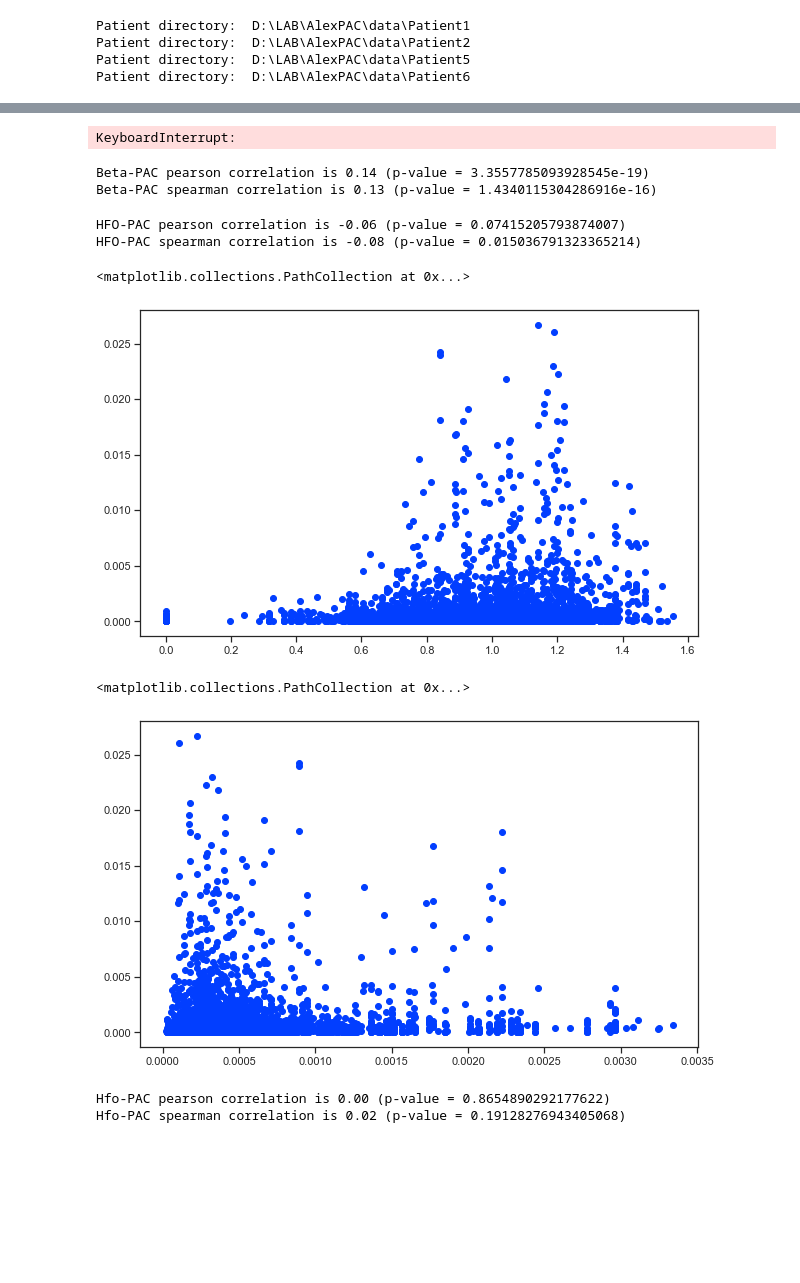
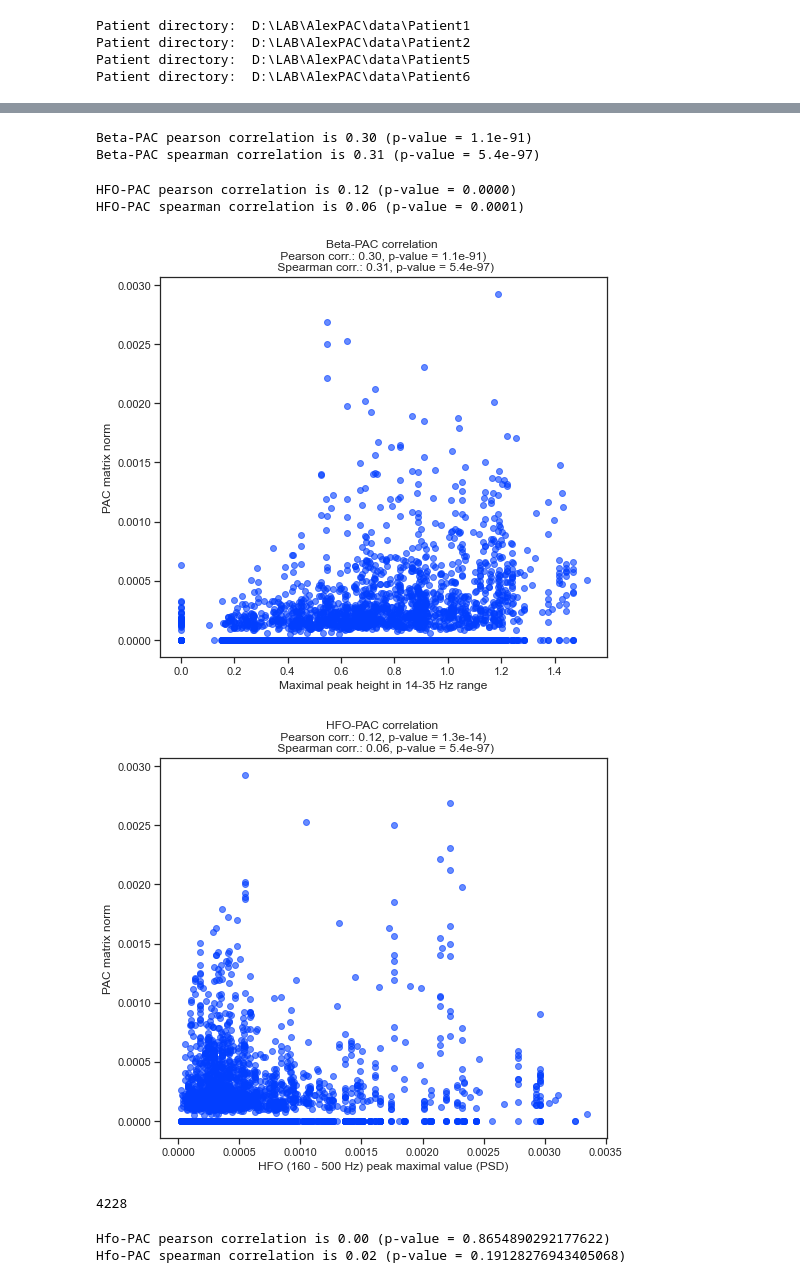
Before and after one commit to atimcenko/pac, a Jupyter notebook: dev_beta_pac_corr.ipynb, the cells around one changed output, grey strips where cells are left out. Drawn from its saved outputs; the diff is of its cells as text; code cells hidden in the pictures; blank space fills up the shorter version.

Commit message:
some changes to bipartite graph correct estimation of coloured node powers

```diff
--- a/dev_beta_pac_corr.ipynb
+++ b/dev_beta_pac_corr.ipynb
@@ -725,3 +732,8 @@ Patient directory:  D:\LAB\AlexPAC\data\Patient1
 Patient directory:  D:\LAB\AlexPAC\data\Patient2
 Patient directory:  D:\LAB\AlexPAC\data\Patient5
 Patient directory:  D:\LAB\AlexPAC\data\Patient6
+# %%
+p3 = load_patient(3, load_pac=False)
+p3 = copy_patient(p3)
+p3.save()
+p3.load_all_pacs(verbose=False)
@@ -742,9 +765,7 @@ for patient in [p1, p2, p3, p5, p6]:
         for pp in patient.placements:
             # get spectral powers
             lfp = patient.lfp[condition][pp]
-            beta_power = get_beta_power(lfp)
-
-
+            beta_power = get_beta_power(lfp, freqs=(14, 35))
             for aa in patient.placements:
 
                 if not pac_exists(patient, condition, pp, aa):
@@ -774,40 +795,70 @@ for patient in [p1, p2, p3, p5, p6]:
     total_pac_powers += pac_powers
     total_beta_powers += beta_powers
     total_hfo_powers += hfo_powers
-# %% [output]
-KeyboardInterrupt:
 # %%
 for corr_type in ["pearson", "spearman"]:
     if corr_type == 'pearson':
-        rho, pval = stats.pearsonr(total_beta_powers, total_pac_powers)
+        rho_pearson, pval_pearson = stats.pearsonr(total_beta_powers, total_pac_powers)
     if corr_type == 'spearman':
-        rho, pval = stats.spearmanr(total_beta_powers, total_pac_powers)
-    print(f"Beta-PAC {corr_type} correlation is {rho:.2f} (p-value = {pval:.4f})")
+        rho_spearman, pval_spearman = stats.spearmanr(total_beta_powers, total_pac_powers)
+    print(f"Beta-PAC {corr_type} correlation is {rho:.2f} (p-value = {pval:.1e})")
 # %% [output]
-Beta-PAC pearson correlation is 0.14 (p-value = 3.3557785093928545e-19)
-Beta-PAC spearman correlation is 0.13 (p-value = 1.4340115304286916e-16)
+Beta-PAC pearson correlation is 0.30 (p-value = 1.1e-91)
+Beta-PAC spearman correlation is 0.31 (p-value = 5.4e-97)
 # %%
 for corr_type in ["pearson", "spearman"]:
     if corr_type == 'pearson':
-        rho, pval = stats.pearsonr(total_hfo_powers, total_pac_powers)
+        rho_pearson, pval_pearson = stats.pearsonr(total_hfo_powers, total_pac_powers)
     if corr_type == 'spearman':
-        rho, pval = stats.spearmanr(total_hfo_powers, total_pac_powers)
+        rho_spearman, pval_spearmanl = stats.spearmanr(total_hfo_powers, total_pac_powers)
     print(f"HFO-PAC {corr_type} correlation is {rho:.2f} (p-value = {pval:.4f})")
 # %% [output]
-HFO-PAC pearson correlation is -0.06 (p-value = 0.07415205793874007)
-HFO-PAC spearman correlation is -0.08 (p-value = 0.015036791323365214)
+HFO-PAC pearson correlation is 0.12 (p-value = 0.0000)
+HFO-PAC spearman correlation is 0.06 (p-value = 0.0001)
 # %%
-plt.scatter(total_beta_powers, total_pac_powers)
+for corr_type in ["pearson", "spearman"]:
+    if corr_type == 'pearson':
+        rho_pearson, pval_pearson = stats.pearsonr(total_beta_powers, total_pac_powers)
+    if corr_type == 'spearman':
+        rho_spearman, pval_spearman = stats.spearmanr(total_beta_powers, total_pac_powers)
+    #print(f"Beta-PAC {corr_type} correlation is {rho:.2f} (p-value = {pval:.1e})")
+
+plt.figure(figsize=(8, 7))
+plt.scatter(total_beta_powers, total_pac_powers, alpha=0.6)
+plt.title(f"Beta-PAC correlation \n Pearson corr.: {rho_pearson:.2f}, p-value = {pval_pearson:.1e}) \n Spearman corr.: {rho_spearman:.2f}, p-value = {pval_spearman:.1e})")
+plt.xlabel("Maximal peak height in 14-35 Hz range")
+plt.ylabel("PAC matrix norm")
+
+with open("path_data.txt", 'r') as f:
+        data_path = f.readline()
+
+plt.savefig(os.path.join(data_path, 'im_common', f'Beta-PAC-corr.png'), dpi=150, bbox_inches='tight')
 # %% [output]
-<matplotlib.collections.PathCollection at 0x...>
-[figure, old version]
+[figure, new version]
 # %%
-plt.scatter(total_hfo_powers, total_pac_powers)
+for corr_type in ["pearson", "spearman"]:
+    if corr_type == 'pearson':
+        rho_pearson, pval_pearson = stats.pearsonr(total_hfo_powers, total_pac_powers)
+    if corr_type == 'spearman':
+        rho_spearman, pval_spearmanl = stats.spearmanr(total_hfo_powers, total_pac_powers)
+#    print(f"HFO-PAC {corr_type} correlation is {rho:.2f} (p-value = {pval:.4f})")
+
+plt.figure(figsize=(8, 7))
+plt.title(f"HFO-PAC correlation \n Pearson corr.: {rho_pearson:.2f}, p-value = {pval_pearson:.1e}) \n Spearman corr.: {rho_spearman:.2f}, p-value = {pval_spearman:.1e})")
+plt.scatter(total_hfo_powers, total_pac_powers, alpha=0.6)
 plt.xlabel("HFO (160 - 500 Hz) peak maximal value (PSD)")
 plt.ylabel("PAC matrix norm")
+
+with open("path_data.txt", 'r') as f:
+        data_path = f.readline()
+
+plt.savefig(os.path.join(data_path, 'im_common', f'HFO-PAC-corr.png'), dpi=150, bbox_inches='tight')
 # %% [output]
-<matplotlib.collections.PathCollection at 0x...>
-[figure, old version]
+[figure, new version]
+# %%
+print(len(total_hfo_powers))
+# %% [output]
+4228
 # %%
 total_pac_powers = np.array(total_pac_powers)
 total_beta_powers = np.array(total_beta_powers)
```
Also changed, not shown: parts of 5 cells of this notebook, 1 other file.
